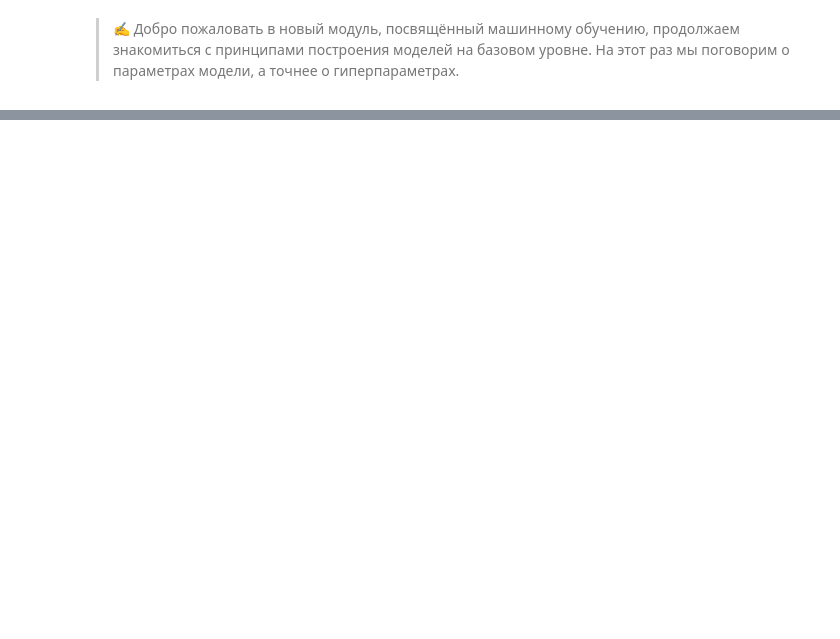
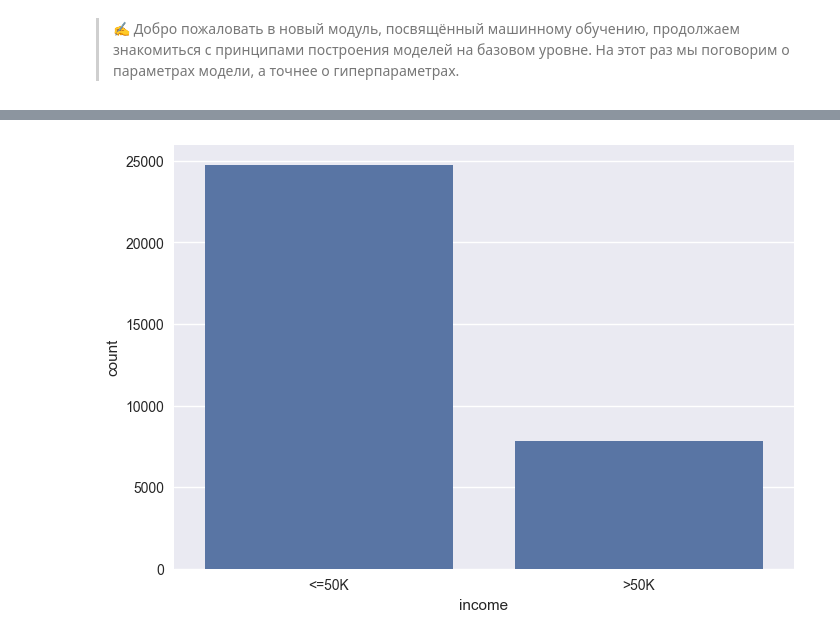
Before and after one commit to DadonovIV/for_sf_ds, a Jupyter notebook: ML/ML_7/ML_7.ipynb, the cells around one changed output, grey strips where cells are left out. Drawn from its saved outputs; the diff is of its cells as text; code cells hidden in the pictures; blank space fills up the shorter version.

```diff
--- a/ML/ML_7/ML_7.ipynb
+++ b/ML/ML_7/ML_7.ipynb
@@ -105,0 +176,27 @@
+# %%
+#импорт библиотек
+import numpy as np #для матричных вычислений
+import pandas as pd #для анализа и предобработки данных
+import matplotlib.pyplot as plt #для визуализации
+import seaborn as sns #для визуализации
+
+from sklearn import linear_model #линейные моделиё
+from sklearn import tree #деревья решений
+from sklearn import ensemble #ансамбли
+from sklearn import metrics #метрики
+from sklearn import preprocessing #предобработка
+from sklearn.model_selection import train_test_split #сплитование выборки
+
+%matplotlib inline
+plt.style.use("seaborn-v0_8")
+# %%
+#ЕСЛИ РАБОТАЕМ В IDE
+data = pd.read_csv('data/adult.csv')
+
+#ЕСЛИ РАБОТАЕМ В GOOGLE COLAB
+# подключаем google диск, где у нас хранятся данные
+# from google.colab import drive
+# drive.mount('/content/drive')
+# # берем необходимый нам файл с диска, указав путь
+# data = pd.read_csv('./drive/MyDrive/SF/SF module 7/adult.csv')
+data.head()
@@ -105,0 +238,5 @@
+# %%
+#Смотрим на сбалансированность классов:
+sns.countplot(data=data, x='income');
+# %% [output]
+[figure, added]
```
Also changed, not shown: parts of 73 cells of this notebook, 11 other files.
